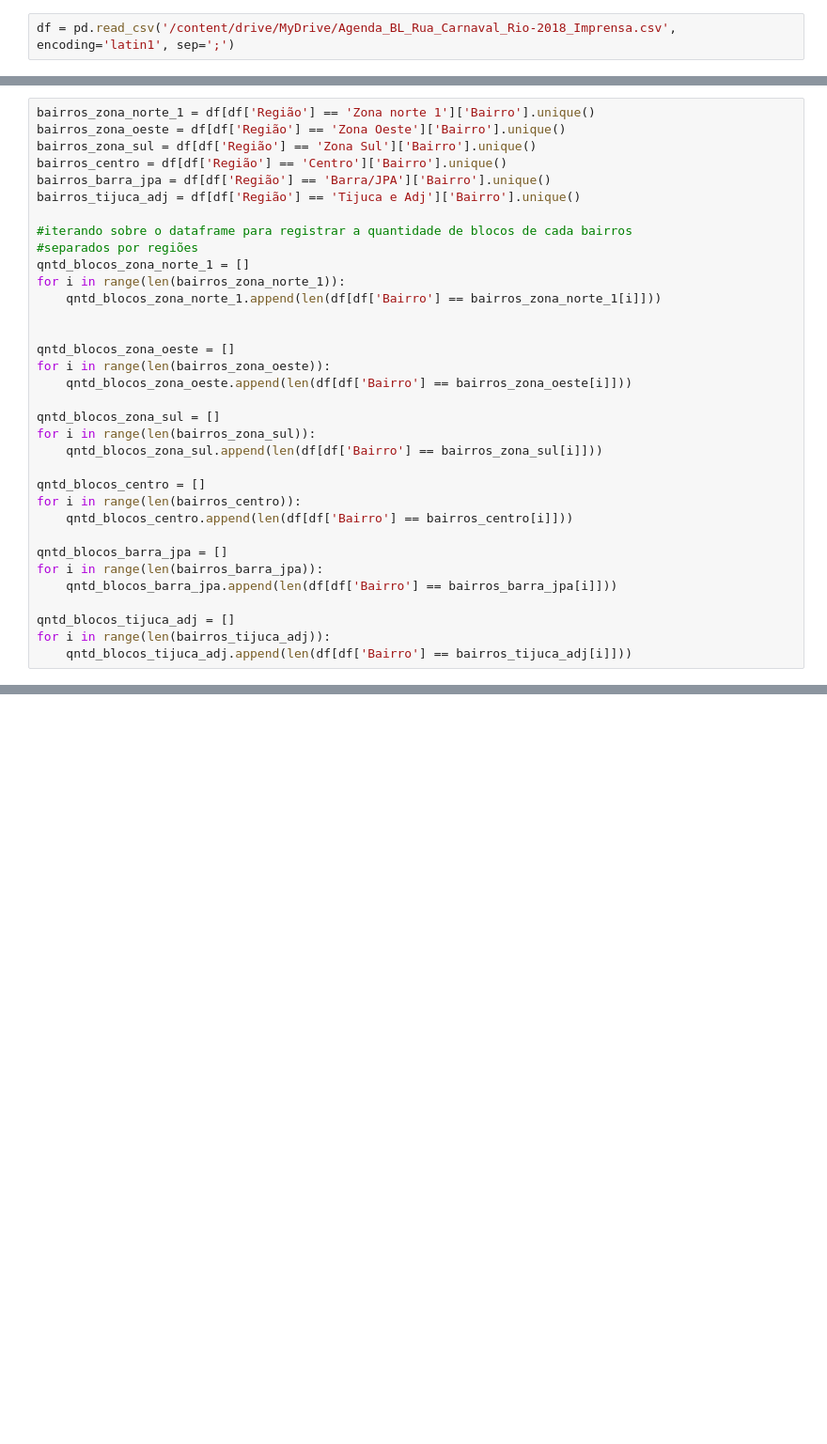
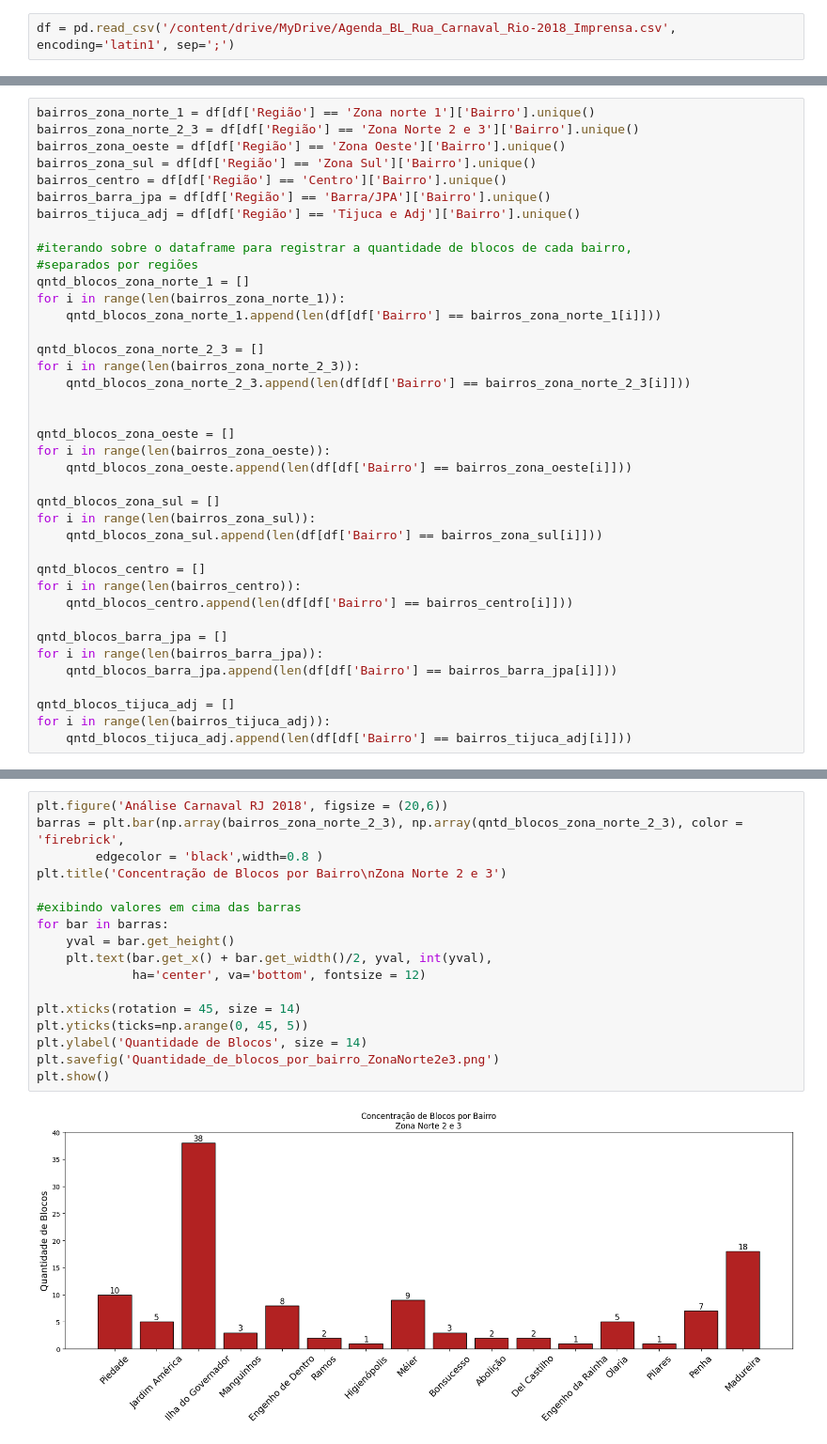
Before and after one commit to vini-ps/pss-ipp-2025-2, a Jupyter notebook: questao1.ipynb, the cells around one changed output, grey strips where cells are left out. Shown at 94% size. Cells and saved outputs as stored; diff of their text form; blank space fills up the shorter version.

```diff
--- a/questao1.ipynb
+++ b/questao1.ipynb
@@ -49,17 +84,22 @@ df['Região'] = df['Região'].replace('centro', 'Centro')
 df['Região'] = df['Região'].replace(['Zona oeste','zona oeste'], 'Zona Oeste')
 # %%
 bairros_zona_norte_1 = df[df['Região'] == 'Zona norte 1']['Bairro'].unique()
+bairros_zona_norte_2_3 = df[df['Região'] == 'Zona Norte 2 e 3']['Bairro'].unique()
 bairros_zona_oeste = df[df['Região'] == 'Zona Oeste']['Bairro'].unique()
 bairros_zona_sul = df[df['Região'] == 'Zona Sul']['Bairro'].unique()
 bairros_centro = df[df['Região'] == 'Centro']['Bairro'].unique()
 bairros_barra_jpa = df[df['Região'] == 'Barra/JPA']['Bairro'].unique()
 bairros_tijuca_adj = df[df['Região'] == 'Tijuca e Adj']['Bairro'].unique()
 
-#iterando sobre o dataframe para registrar a quantidade de blocos de cada bairros
+#iterando sobre o dataframe para registrar a quantidade de blocos de cada bairro,
 #separados por regiões
 qntd_blocos_zona_norte_1 = []
 for i in range(len(bairros_zona_norte_1)):
     qntd_blocos_zona_norte_1.append(len(df[df['Bairro'] == bairros_zona_norte_1[i]]))
+
+qntd_blocos_zona_norte_2_3 = []
+for i in range(len(bairros_zona_norte_2_3)):
+    qntd_blocos_zona_norte_2_3.append(len(df[df['Bairro'] == bairros_zona_norte_2_3[i]]))
 
 
 qntd_blocos_zona_oeste = []
@@ -127,0 +147,19 @@ Text(0.5, 0, 'Quantidade de Blocos')
+# %%
+plt.figure('Análise Carnaval RJ 2018', figsize = (20,6))
+barras = plt.bar(np.array(bairros_zona_norte_2_3), np.array(qntd_blocos_zona_norte_2_3), color = 'firebrick',
+        edgecolor = 'black',width=0.8 )
+plt.title('Concentração de Blocos por Bairro\nZona Norte 2 e 3')
+
+#exibindo valores em cima das barras
+for bar in barras:
+    yval = bar.get_height()
+    plt.text(bar.get_x() + bar.get_width()/2, yval, int(yval),
+             ha='center', va='bottom', fontsize = 12)
+
+plt.xticks(rotation = 45, size = 14)
+plt.yticks(ticks=np.arange(0, 45, 5))
+plt.ylabel('Quantidade de Blocos', size = 14)
+plt.savefig('Quantidade_de_blocos_por_bairro_ZonaNorte2e3.png')
+plt.show()
+# %% [output]
+[figure, added]
```
Also changed, not shown: parts of 19 cells of this notebook, 8 other files.
